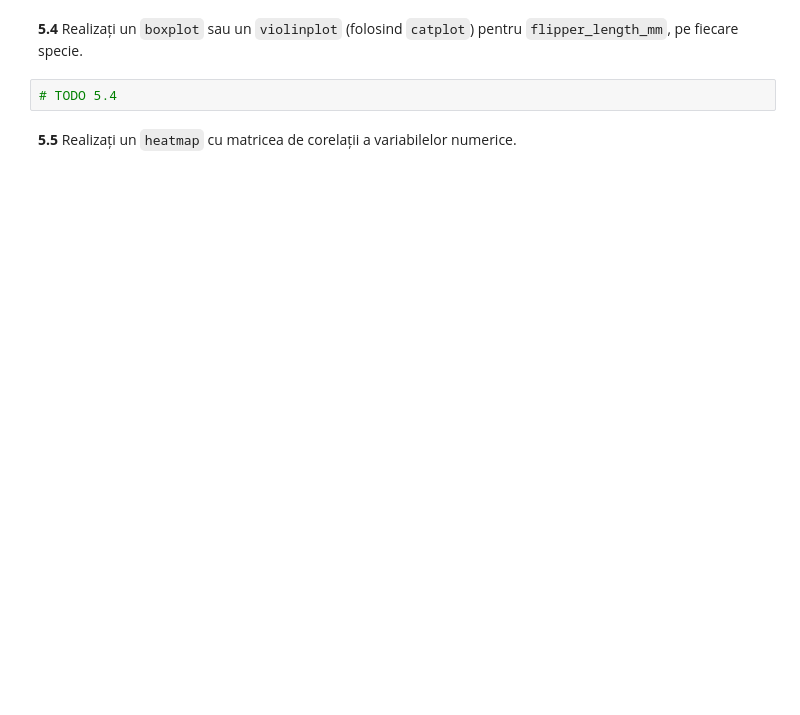
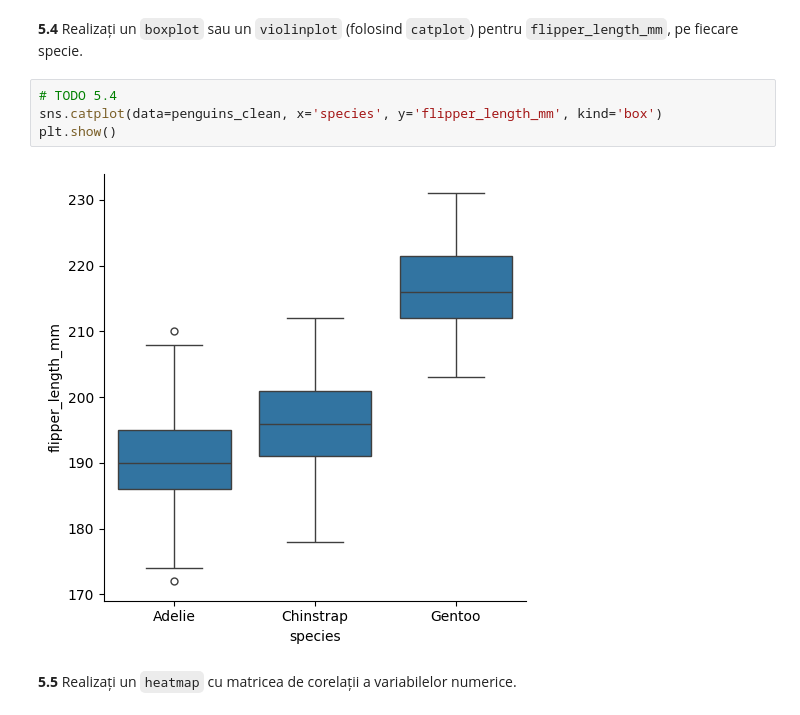
Before and after one commit to deliacovita/ML-Seminar-CovitaDelia, a Jupyter notebook: Tema_Laborator_2_ML.ipynb, the cells around one changed output. Drawn from its saved outputs; the diff is of its cells as text; blank space fills up the shorter version.

```diff
--- a/Tema_Laborator_2_ML.ipynb
+++ b/Tema_Laborator_2_ML.ipynb
@@ -175,6 +277,10 @@ print(penguins_df['species'].unique())
 **5.4** Realizați un `boxplot` sau un `violinplot` (folosind `catplot`) pentru `flipper_length_mm`, pe fiecare specie.
 # %%
 # TODO 5.4
+sns.catplot(data=penguins_clean, x='species', y='flipper_length_mm', kind='box')
+plt.show()
+# %% [output]
+[figure, added]
 # %% [markdown]
 **5.5** Realizați un `heatmap` cu matricea de corelații a variabilelor numerice.
 # %%
```
Also changed, not shown: parts of 17 cells of this notebook.
